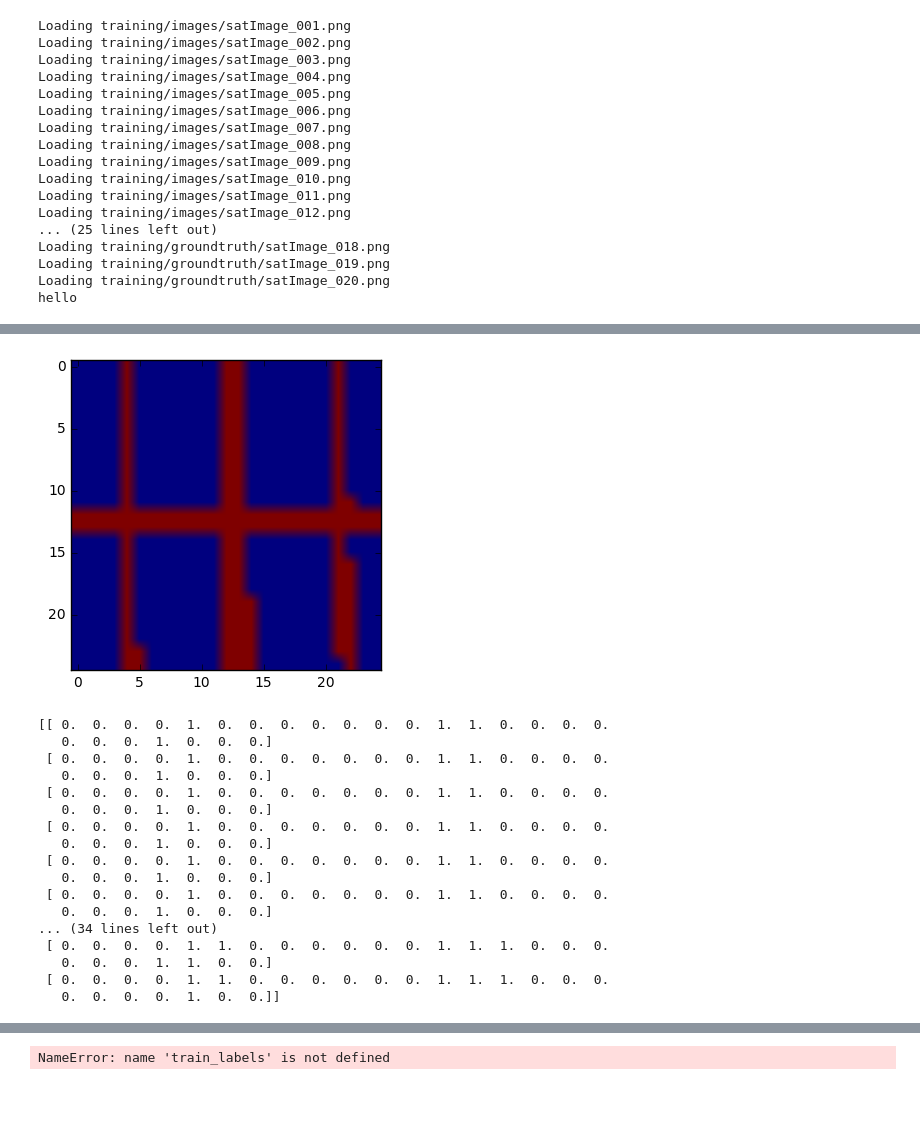
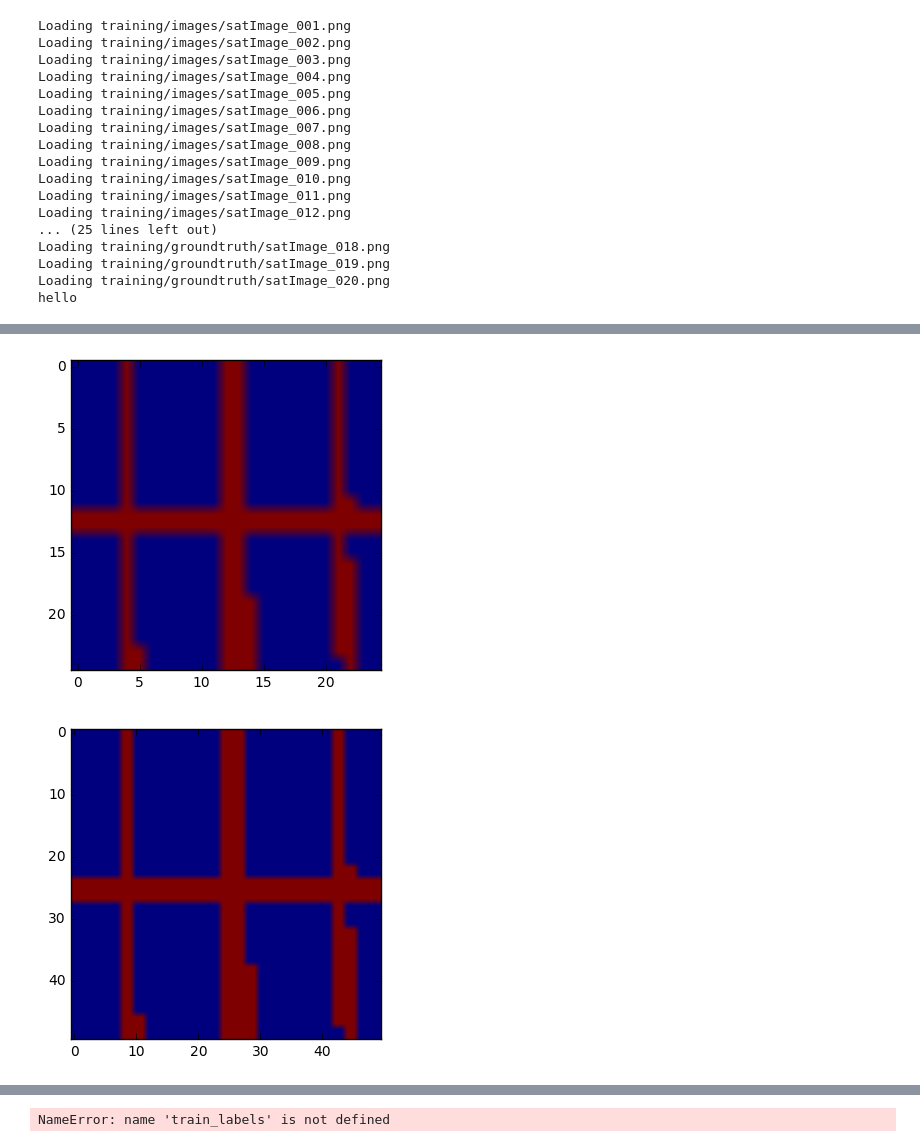
Before and after one commit to njroussel/RoadSegmentation, a Jupyter notebook: roateImages.ipynb, the cells around one changed output, grey strips where cells are left out. Cells and saved outputs as stored; diff of their text form; code cells hidden in the pictures; blank space fills up the shorter version.

```diff
--- a/roateImages.ipynb
+++ b/roateImages.ipynb
@@ -40,24 +40,6 @@ plt.show()
 # %%
-hello = extract_labels([label_images[0]]).reshape((-1, 25, 2))[:,:,0].T
+hello = extract_labels([label_images[0]], IMG_PATCH_SIZE).reshape((-1, 25, 2))[:,:,0].T
 plt.imshow(hello)
 plt.show()
-print(hello)
 # %% [output]
 [figure]
-[[ 0.  0.  0.  0.  1.  0.  0.  0.  0.  0.  0.  0.  1.  1.  0.  0.  0.  0.
-   0.  0.  0.  1.  0.  0.  0.]
- [ 0.  0.  0.  0.  1.  0.  0.  0.  0.  0.  0.  0.  1.  1.  0.  0.  0.  0.
-   0.  0.  0.  1.  0.  0.  0.]
- [ 0.  0.  0.  0.  1.  0.  0.  0.  0.  0.  0.  0.  1.  1.  0.  0.  0.  0.
-   0.  0.  0.  1.  0.  0.  0.]
- [ 0.  0.  0.  0.  1.  0.  0.  0.  0.  0.  0.  0.  1.  1.  0.  0.  0.  0.
-   0.  0.  0.  1.  0.  0.  0.]
- [ 0.  0.  0.  0.  1.  0.  0.  0.  0.  0.  0.  0.  1.  1.  0.  0.  0.  0.
-   0.  0.  0.  1.  0.  0.  0.]
- [ 0.  0.  0.  0.  1.  0.  0.  0.  0.  0.  0.  0.  1.  1.  0.  0.  0.  0.
-   0.  0.  0.  1.  0.  0.  0.]
-... (34 lines left out)
- [ 0.  0.  0.  0.  1.  1.  0.  0.  0.  0.  0.  0.  1.  1.  1.  0.  0.  0.
-   0.  0.  0.  1.  1.  0.  0.]
- [ 0.  0.  0.  0.  1.  1.  0.  0.  0.  0.  0.  0.  1.  1.  1.  0.  0.  0.
-   0.  0.  0.  0.  1.  0.  0.]]
@@ -80,0 +46,5 @@ test_labels = label_images[perm_indices[train_limit + val_limit:]]
+# %%
+plt.imshow(ndimage.zoom(hello, 2, order=0))
+plt.show()
+# %% [output]
+[figure, added]
```
Also changed, not shown: parts of 3 cells of this notebook, 5 other files.
